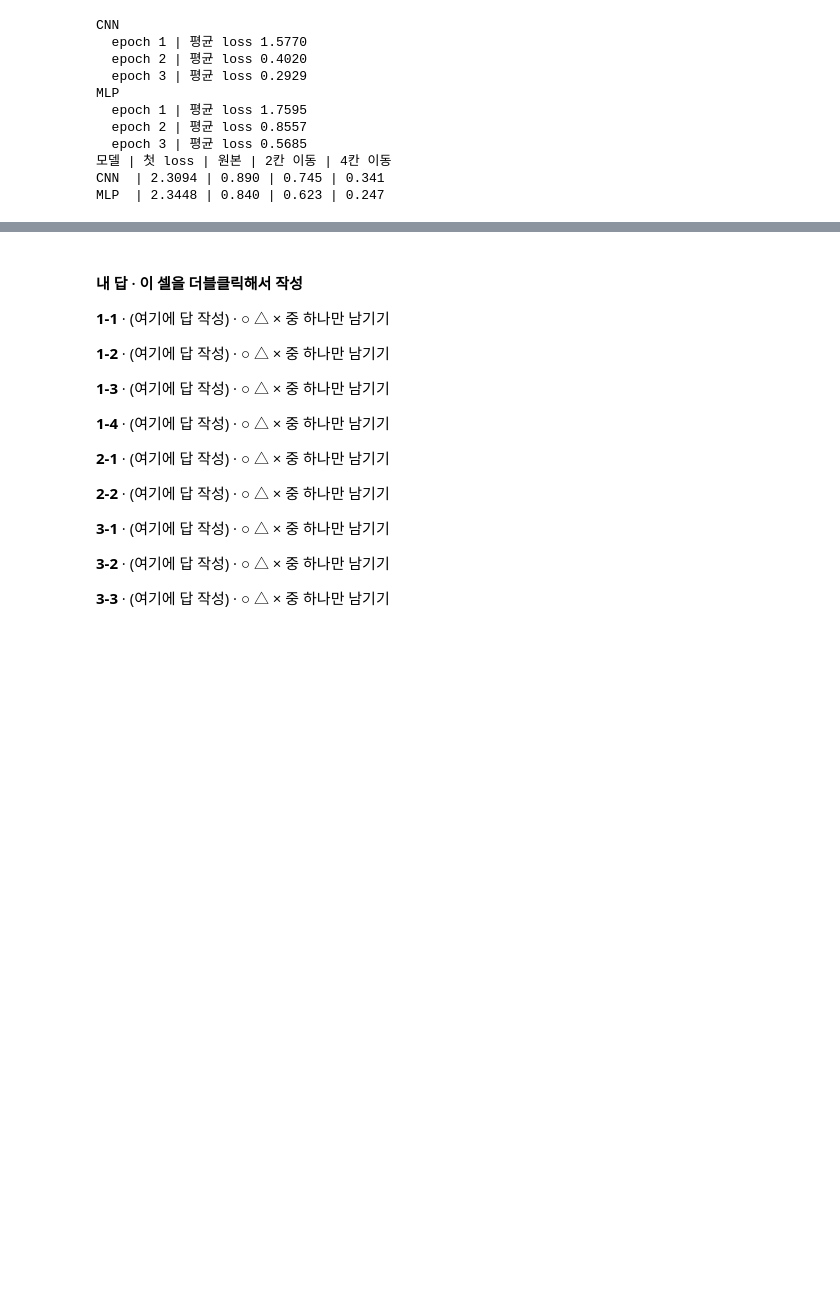
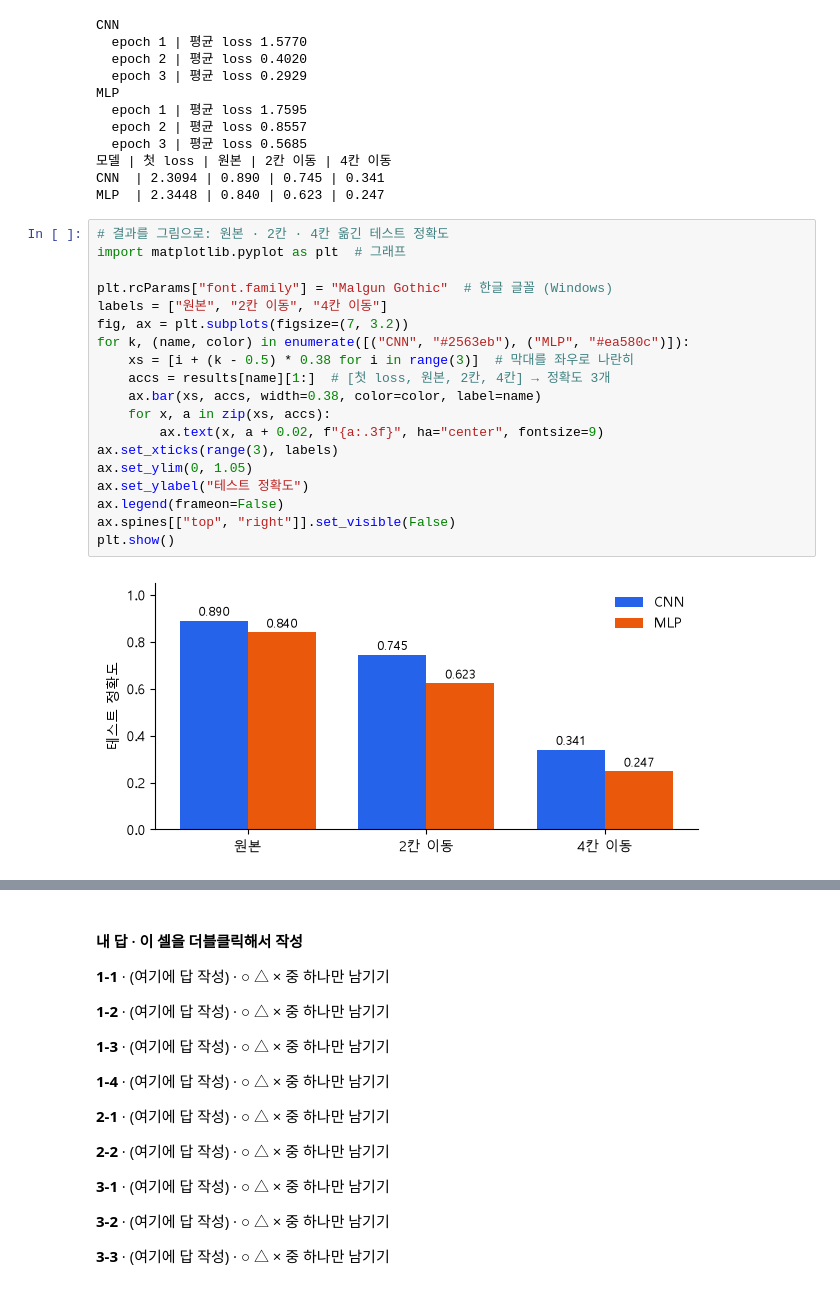
Before and after one commit to lee-da-gyo/ml-dl-study, a Jupyter notebook: 기초 문법 정리/07_CNN/CNN-1_합성곱·크기계산(완성본).ipynb, the cells around one changed output, grey strips where cells are left out. Drawn from its saved outputs; the diff is of its cells as text; blank space fills up the shorter version.

```diff
--- a/기초 문법 정리/07_CNN/CNN-1_합성곱·크기계산(완성본).ipynb
+++ b/기초 문법 정리/07_CNN/CNN-1_합성곱·크기계산(완성본).ipynb
@@ -3374,4 +2350,25 @@ MLP
 모델 | 첫 loss | 원본 | 2칸 이동 | 4칸 이동
 CNN  | 2.3094 | 0.890 | 0.745 | 0.341
 MLP  | 2.3448 | 0.840 | 0.623 | 0.247
+# %%
+# 결과를 그림으로: 원본 · 2칸 · 4칸 옮긴 테스트 정확도
+import matplotlib.pyplot as plt  # 그래프
+
+plt.rcParams["font.family"] = "Malgun Gothic"  # 한글 글꼴 (Windows)
+labels = ["원본", "2칸 이동", "4칸 이동"]
+fig, ax = plt.subplots(figsize=(7, 3.2))
+for k, (name, color) in enumerate([("CNN", "#2563eb"), ("MLP", "#ea580c")]):
+    xs = [i + (k - 0.5) * 0.38 for i in range(3)]  # 막대를 좌우로 나란히
+    accs = results[name][1:]  # [첫 loss, 원본, 2칸, 4칸] → 정확도 3개
+    ax.bar(xs, accs, width=0.38, color=color, label=name)
+    for x, a in zip(xs, accs):
+        ax.text(x, a + 0.02, f"{a:.3f}", ha="center", fontsize=9)
+ax.set_xticks(range(3), labels)
+ax.set_ylim(0, 1.05)
+ax.set_ylabel("테스트 정확도")
+ax.legend(frameon=False)
+ax.spines[["top", "right"]].set_visible(False)
+plt.show()
+# %% [output]
+[figure, added]
 # %% [markdown]
```
Also changed, not shown: parts of 90 cells of this notebook, 10 other files.
